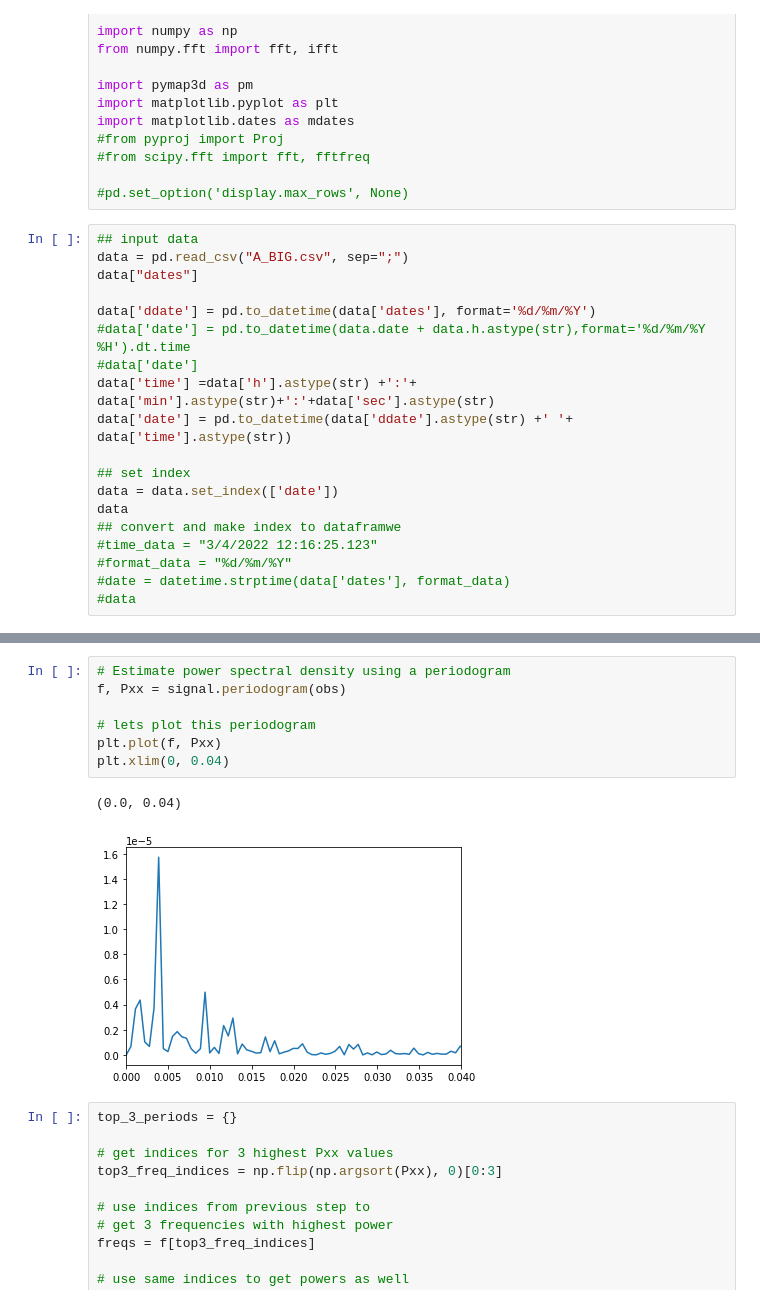
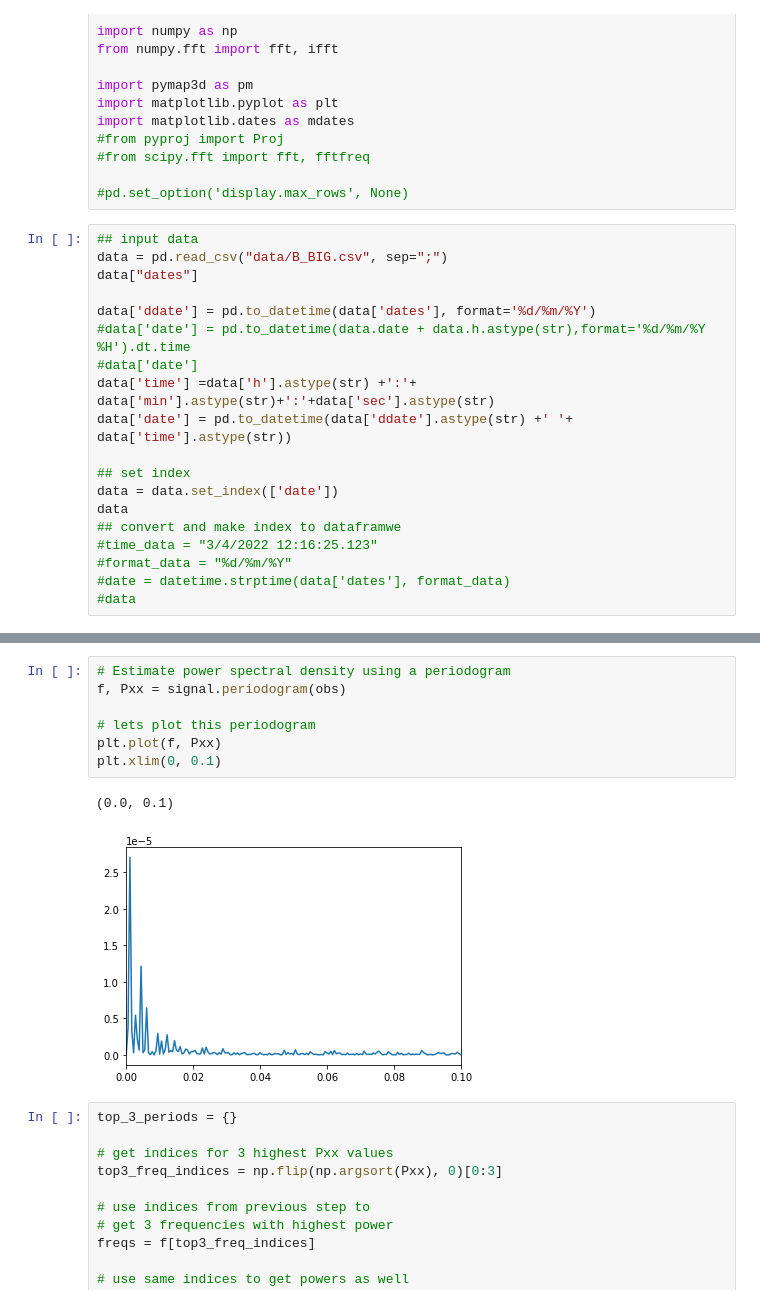
Before and after one commit to LabGeoTopo/fftpy_analysis, a Jupyter notebook: test2.ipynb, the cells around one changed output, grey strips where cells are left out. Drawn from its saved outputs; the diff is of its cells as text.

```diff
--- a/test2.ipynb
+++ b/test2.ipynb
@@ -18,7 +18,7 @@ import matplotlib.dates as mdates
 #pd.set_option('display.max_rows', None)
 # %%
 ## input data
-data = pd.read_csv("A_BIG.csv", sep=";")
+data = pd.read_csv("data/B_BIG.csv", sep=";")
 data["dates"]
 
 data['ddate'] = pd.to_datetime(data['dates'], format='%d/%m/%Y')
@@ -130,13 +130,13 @@ plt.show()
 # %%
 # Estimate power spectral density using a periodogram
 f, Pxx = signal.periodogram(obs)
 
 # lets plot this periodogram
 plt.plot(f, Pxx)
-plt.xlim(0, 0.04)
+plt.xlim(0, 0.1)
 # %% [output]
-(0.0, 0.04)
+(0.0, 0.1)
-[figure, old version]
+[figure, new version]
 # %%
 top_3_periods = {}
 
```
Also changed, not shown: parts of 4 cells of this notebook, 2 other files.
